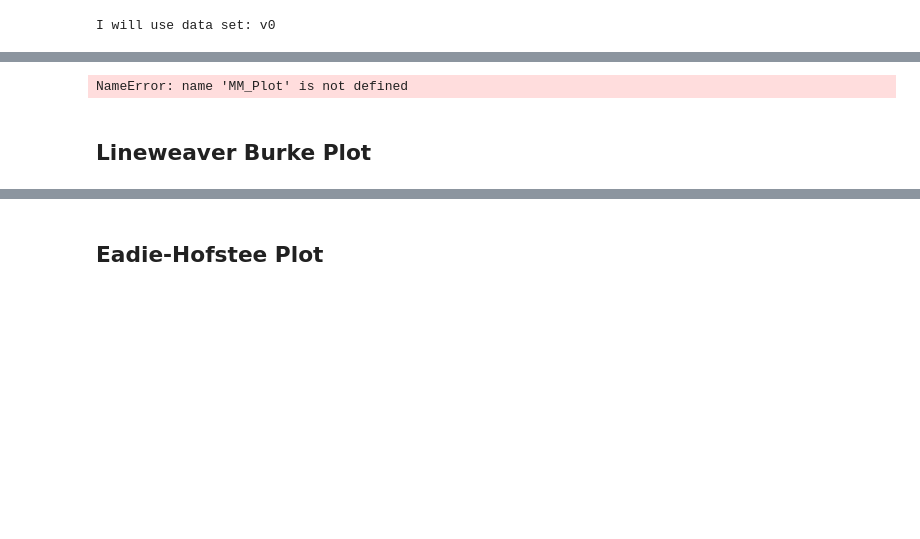
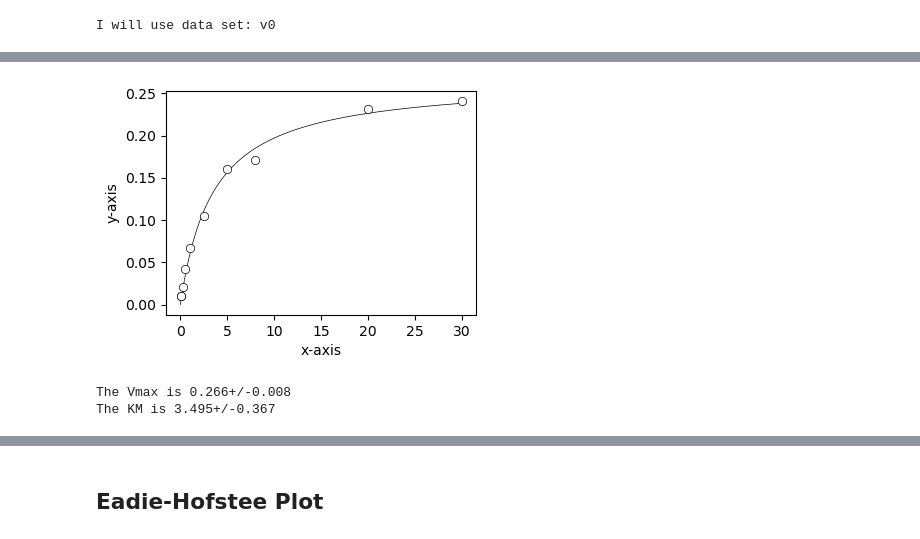
Before and after one commit to blinkletter/3530Biochem, a Jupyter notebook: T03/T3_Galactsidase_enzyme_kinetics_TESTIMPORTCODE.ipynb, the cells around one changed output, grey strips where cells are left out. Cells and saved outputs as stored; diff of their text form; code cells hidden in the pictures; blank space fills up the shorter version.

```diff
--- a/T03/T3_Galactsidase_enzyme_kinetics_TESTIMPORTCODE.ipynb
+++ b/T03/T3_Galactsidase_enzyme_kinetics_TESTIMPORTCODE.ipynb
@@ -66,27 +73,24 @@ I will use data set: v0
 # %%
 ##########################################################
 ### Use the MM_Plot function to curve fit the data, get
 ### Vmax and KM and plot the data and the fitted curve.
 ##########################################################
 
-x = conc
-y = rate
-
-answer = MM_Plot(x, y)        ### Call MM_Plot function
-                              ### It will perform the curve fit and return a list of values (Vmax and KM)
-
-V_max, KM = answer            ### Extract the values from the list
+V_max, KM = BT.MM_Plot(conc, rate,                 ### Call MM_Plot function.
+                        x_lim = (None,None),       ### Fill in the options
+                        y_lim = (None,None),       ### to suit your needs.
+                        title ="",
+                        x_label = "x-axis",
+                        y_label = "y-axis",
+                        file_name = "Plot.pdf")
 
 ##########################################################
 ### Print the Vmax and KM values. NOTE: They are Uncertainties
-### values, not floating point. Use unp.nominal_values(x) to extract
-### the floating point value for x.  Use unp.std_devs(x) to extract
-### the error component of x.
 ##########################################################
 
 print(f"The Vmax is {V_max:0.3f}")
 print(f"The KM is {KM:0.3f}")
 # %% [output]
+[figure, added]
-NameError: name 'MM_Plot' is not defined
+The Vmax is 0.266+/-0.008
+The KM is 3.495+/-0.367
-# %% [markdown]
-## Lineweaver Burke Plot
```
Also changed, not shown: parts of 11 cells of this notebook, 12 other files.
